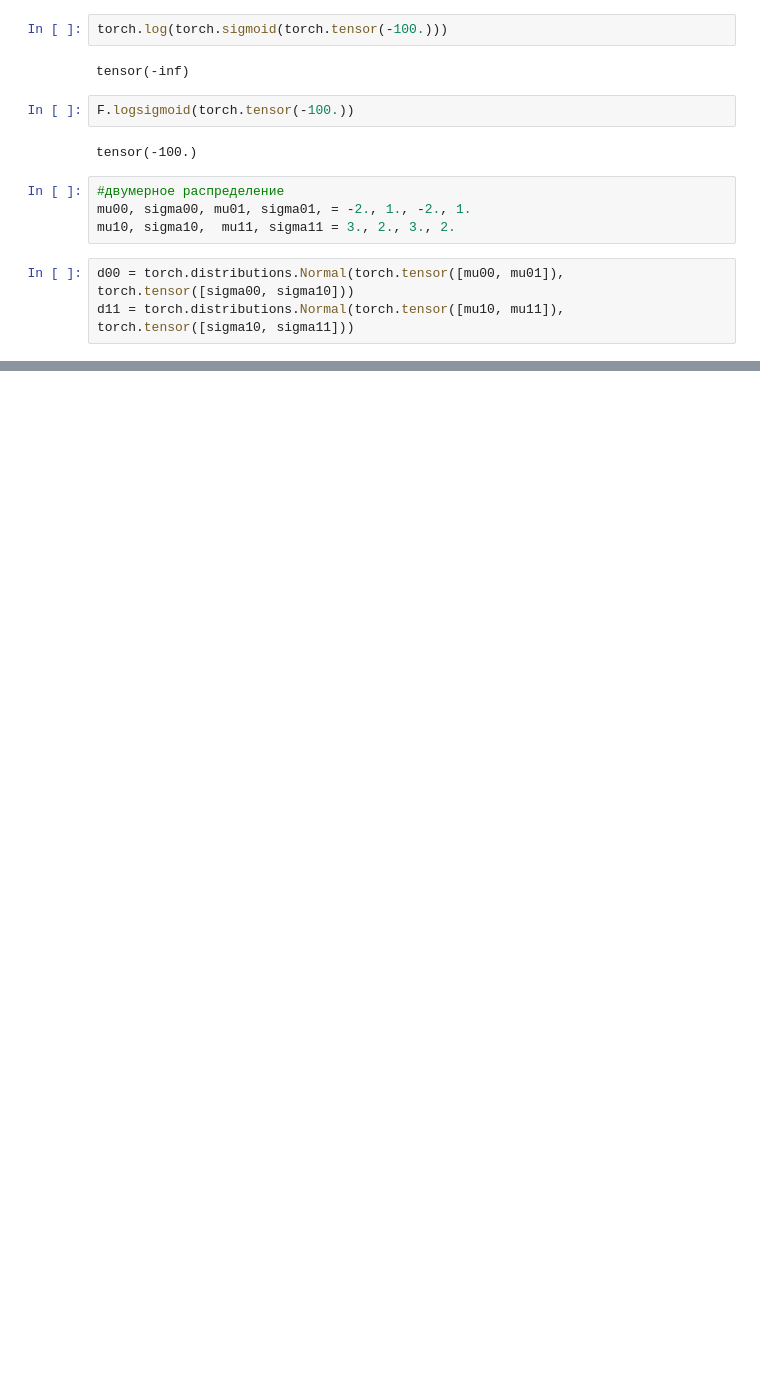
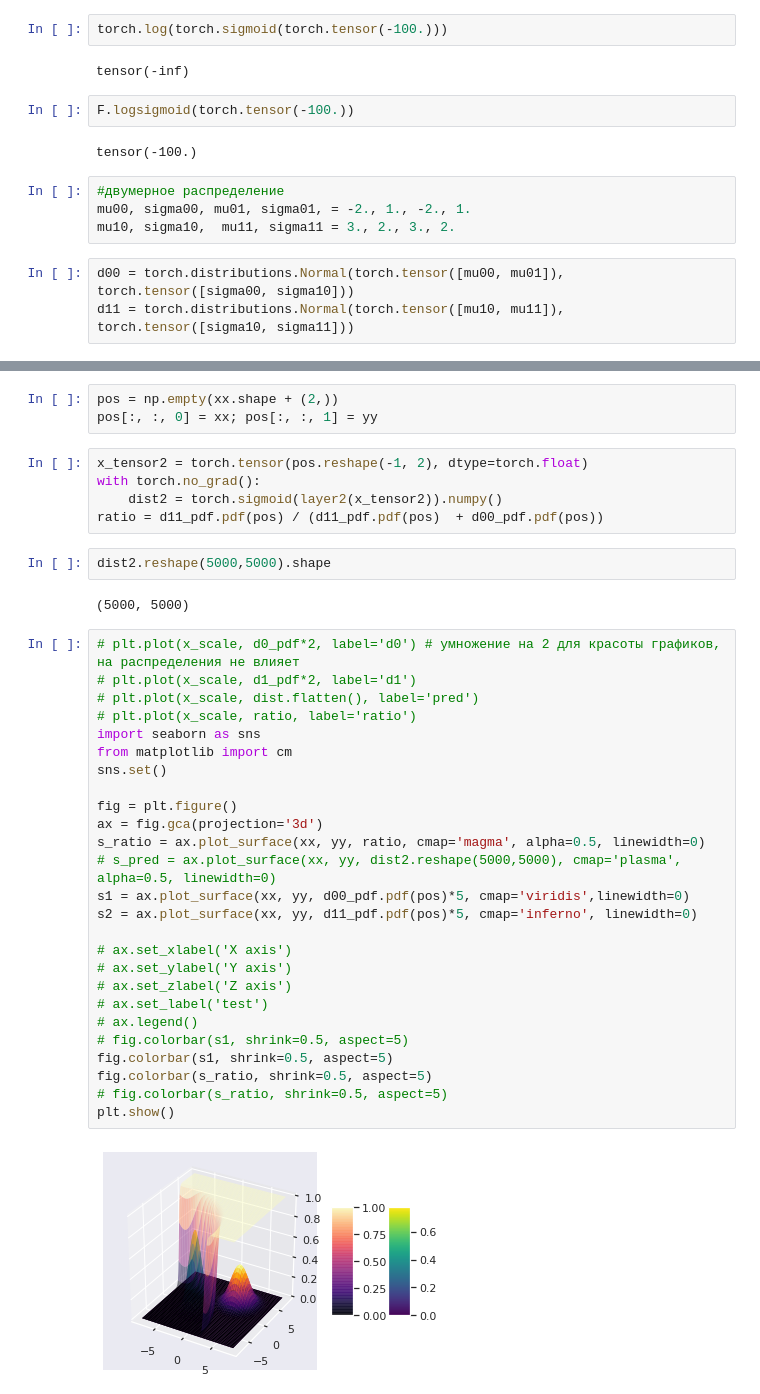
Before and after one commit to dyzolotarev/pytorh_test, a Jupyter notebook: log_reg.ipynb, the cells around one changed output, grey strips where cells are left out. Drawn from its saved outputs; the diff is of its cells as text; blank space fills up the shorter version.

```diff
--- a/log_reg.ipynb
+++ b/log_reg.ipynb
@@ -150,3 +160,43 @@ d1_pdf = stats.norm.pdf(x_scale, mu1, sigma1)
 # # with torch.no_grad():
 #     dist = torch.sigmoid(layer(x_tensor)).numpy()
 # ratio = d1_pdf / (d1_pdf + d0_pdf)
+# %%
+pos = np.empty(xx.shape + (2,))
+pos[:, :, 0] = xx; pos[:, :, 1] = yy
+# %%
+x_tensor2 = torch.tensor(pos.reshape(-1, 2), dtype=torch.float)
+with torch.no_grad():
+    dist2 = torch.sigmoid(layer2(x_tensor2)).numpy()
+ratio = d11_pdf.pdf(pos) / (d11_pdf.pdf(pos)  + d00_pdf.pdf(pos))
+# %%
+dist2.reshape(5000,5000).shape
+# %% [output]
+(5000, 5000)
+# %%
+# plt.plot(x_scale, d0_pdf*2, label='d0') # умножение на 2 для красоты графиков, на распределения не влияет
+# plt.plot(x_scale, d1_pdf*2, label='d1')
+# plt.plot(x_scale, dist.flatten(), label='pred')
+# plt.plot(x_scale, ratio, label='ratio')
+import seaborn as sns
+from matplotlib import cm
+sns.set()
+
+fig = plt.figure()
+ax = fig.gca(projection='3d')
+s_ratio = ax.plot_surface(xx, yy, ratio, cmap='magma', alpha=0.5, linewidth=0)
+# s_pred = ax.plot_surface(xx, yy, dist2.reshape(5000,5000), cmap='plasma', alpha=0.5, linewidth=0)
+s1 = ax.plot_surface(xx, yy, d00_pdf.pdf(pos)*5, cmap='viridis',linewidth=0)
+s2 = ax.plot_surface(xx, yy, d11_pdf.pdf(pos)*5, cmap='inferno', linewidth=0)
+
+# ax.set_xlabel('X axis')
+# ax.set_ylabel('Y axis')
+# ax.set_zlabel('Z axis')
+# ax.set_label('test')
+# ax.legend()
+# fig.colorbar(s1, shrink=0.5, aspect=5)
+fig.colorbar(s1, shrink=0.5, aspect=5)
+fig.colorbar(s_ratio, shrink=0.5, aspect=5)
+# fig.colorbar(s_ratio, shrink=0.5, aspect=5)
+plt.show()
+# %% [output]
+[figure, added]
```
Also changed, not shown: parts of 11 cells of this notebook.
